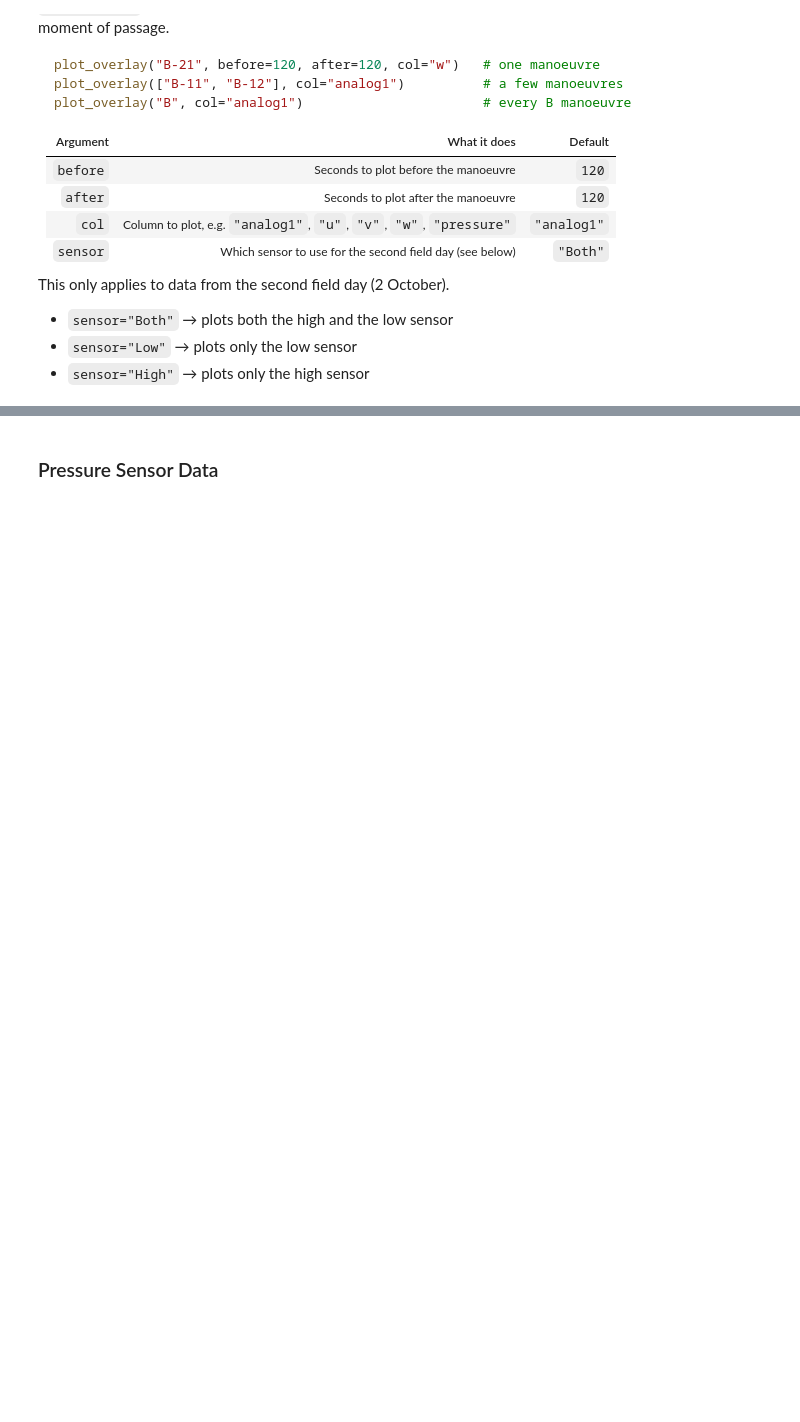
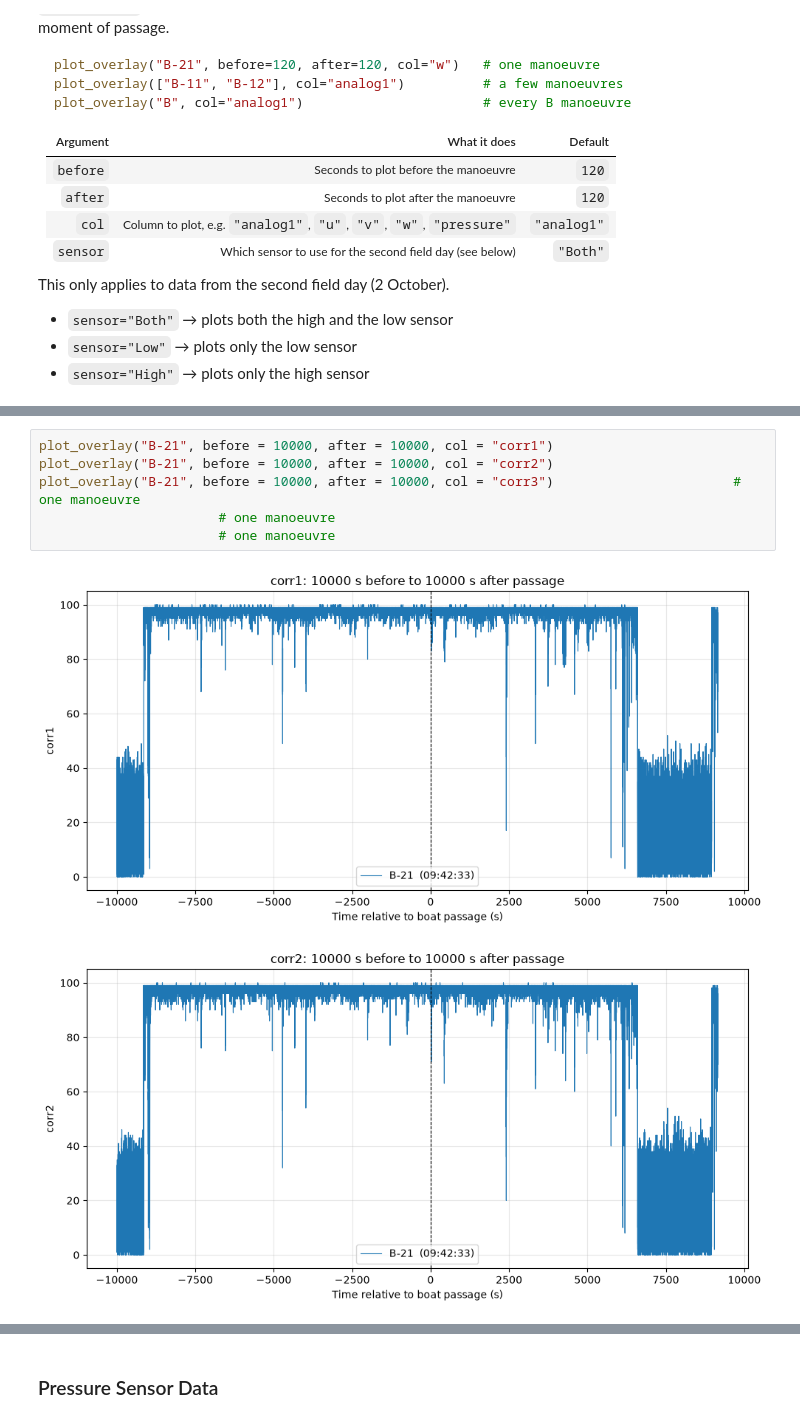
Before and after one commit to Florent11a/MDP, a Jupyter notebook: Plots.ipynb, the cells around one changed output, grey strips where cells are left out. Cells and saved outputs as stored; diff of their text form; blank space fills up the shorter version.

```diff
--- a/Plots.ipynb
+++ b/Plots.ipynb
@@ -162,0 +163,9 @@ plot_overlay("B4-64", before = 240, after = 240, col = "analog1")
+# %%
+plot_overlay("B-21", before = 10000, after = 10000, col = "corr1")
+plot_overlay("B-21", before = 10000, after = 10000, col = "corr2")
+plot_overlay("B-21", before = 10000, after = 10000, col = "corr3")                       # one manoeuvre
+                       # one manoeuvre
+                       # one manoeuvre
+# %% [output]
+[figure, added]
+[figure, added]
```
Also changed, not shown: parts of 2 cells of this notebook, 2 other files.
